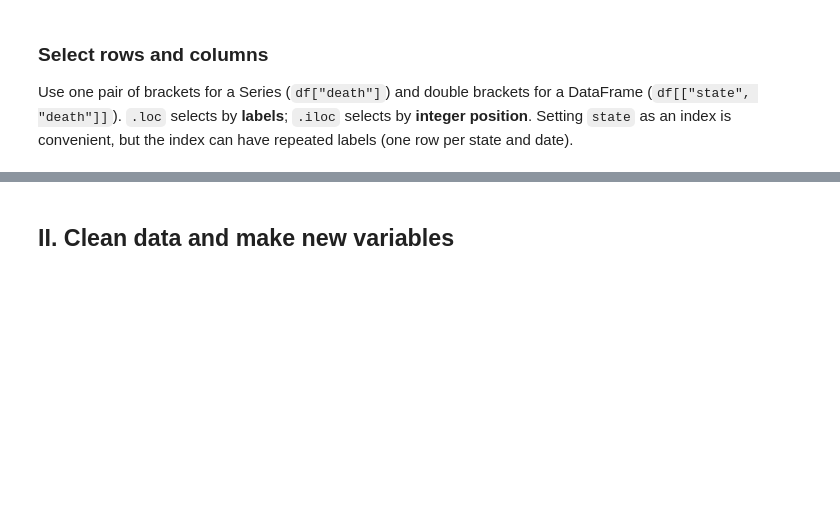
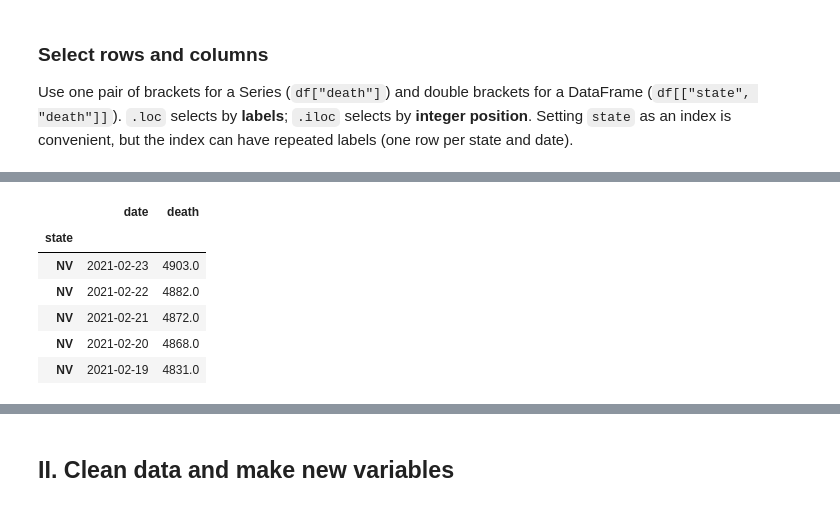
Before and after one commit to tparchman/F26_BIOL792, a Jupyter notebook: week12_python_pandasII/primer_python8_pandas_matplotlibdemo.ipynb, the cells around one changed output, grey strips where cells are left out. Cells and saved outputs as stored; diff of their text form; code cells hidden in the pictures; blank space fills up the shorter version.

```diff
--- a/week12_python_pandasII/primer_python8_pandas_matplotlibdemo.ipynb
+++ b/week12_python_pandasII/primer_python8_pandas_matplotlibdemo.ipynb
@@ -32,5 +82,13 @@ covid_df[["date", "state", "death", "positive"]].head()
 # %%
 indexed_df = covid_df.set_index("state")
-indexed_df.loc["NV", ["date", "death"]].head()
+nvdf=indexed_df.loc["NV", ["date", "death"]].head()
+# %% [output]
+|  | date | death |
+| state |  |  |
+| NV | 2021-02-23 | 4903.0 |
+| NV | 2021-02-22 | 4882.0 |
+| NV | 2021-02-21 | 4872.0 |
+| NV | 2021-02-20 | 4868.0 |
+| NV | 2021-02-19 | 4831.0 |
 # %%
 covid_df.iloc[:5, :4]  # first five rows, first four columns
```
Also changed, not shown: parts of 23 cells of this notebook, 3 other files.
